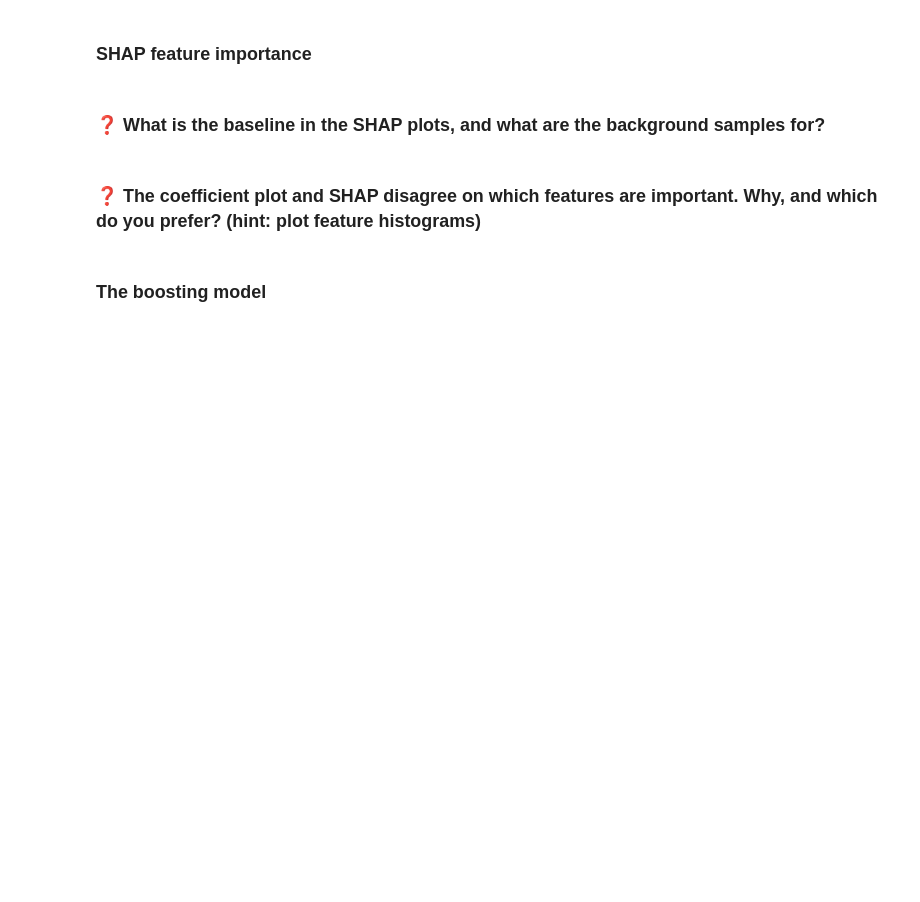
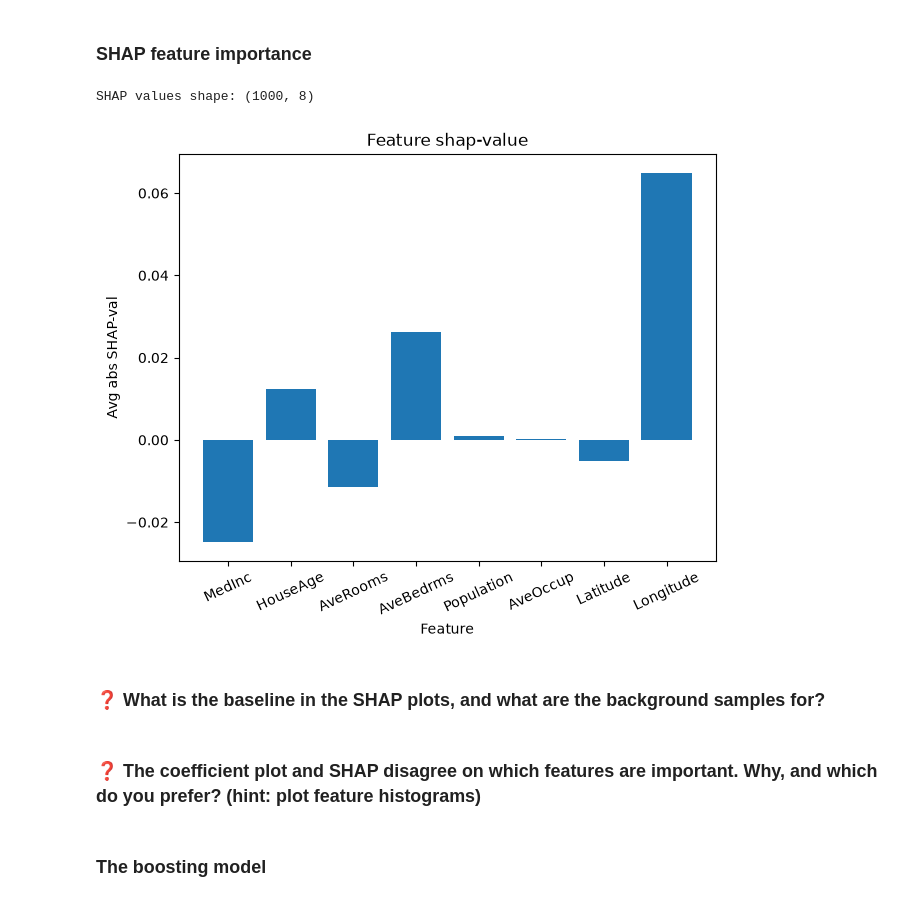
Before and after one commit to savmidt/tdt4172_intro_ml, a Jupyter notebook: Assigment4/Project4_XAI.ipynb, the cells around one changed output. Drawn from its saved outputs; the diff is of its cells as text; code cells hidden in the pictures; blank space fills up the shorter version.

```diff
--- a/Assigment4/Project4_XAI.ipynb
+++ b/Assigment4/Project4_XAI.ipynb
@@ -58,7 +58,9 @@ from torch.utils.data import DataLoader, TensorDataset
 ### Data preparation
 # %%
 # Let's prepare the data
-data, target = shap.datasets.california()
+housing = fetch_openml(data_id=44025, as_frame=True)
+data = housing.data
+target = np.expm1(housing.target)
 X_train, X_test, y_train, y_test = train_test_split(data, target, test_size=0.2, random_state=0)
 
 # We have 8 features and a single target value (the value of the house).
@@ -99,11 +117,23 @@ plt.show()
 ### SHAP feature importance
 # %%
 # We need to provide SHAP a background dataset for reference samples.
-background = None # TODO
+background = X_train.sample(n = 1000, random_state=42) # 1000 random samples for reference, random-state for reproducability
 explainer = shap.Explainer(linear_model, background)
-shap_values = None # TODO: Compute SHAP values for the test set
+shap_values = explainer(X_test.sample(n = 1000, random_state=42)) # using the test-dataset in order to ensure not using any from the same dataset as background
 print(f"SHAP values shape: {shap_values.shape}")
 # TODO: bar plot with averaged absolute SHAP values
+shap_avg = np.mean(shap_values.values, axis=0)
+
+plt.bar(X_train.columns, shap_avg)
+plt.xlabel("Feature")
+plt.ylabel("Avg abs SHAP-val")
+plt.tight_layout()
+plt.title("Feature shap-value")
+plt.xticks(rotation=25)
+plt.show()
+# %% [output]
+SHAP values shape: (1000, 8)
+[figure, added]
 # %% [markdown]
 ### ❓ What is the baseline in the SHAP plots, and what are the background samples for?
 # %% [markdown]
```
Also changed, not shown: parts of 3 cells of this notebook, 1 other file.
